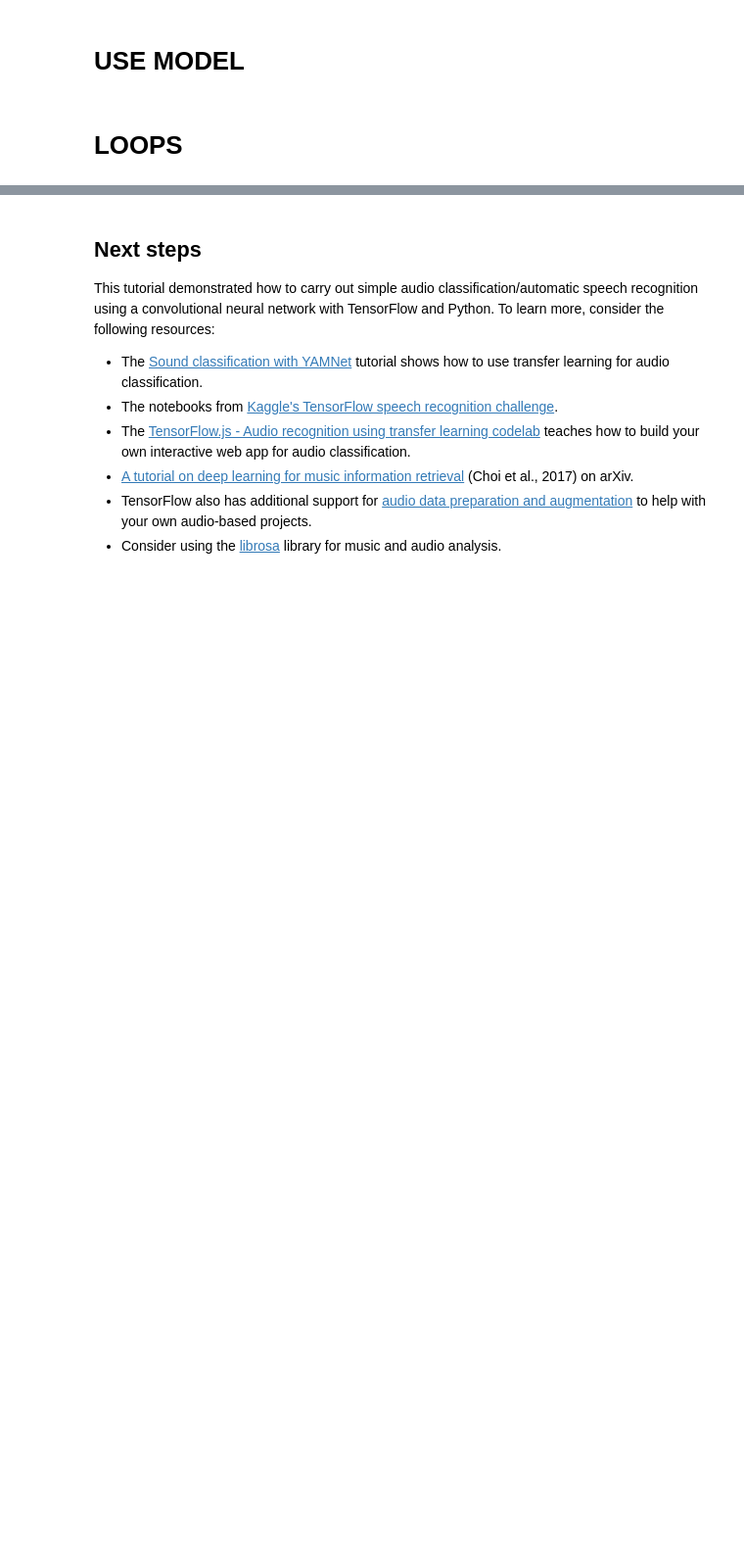
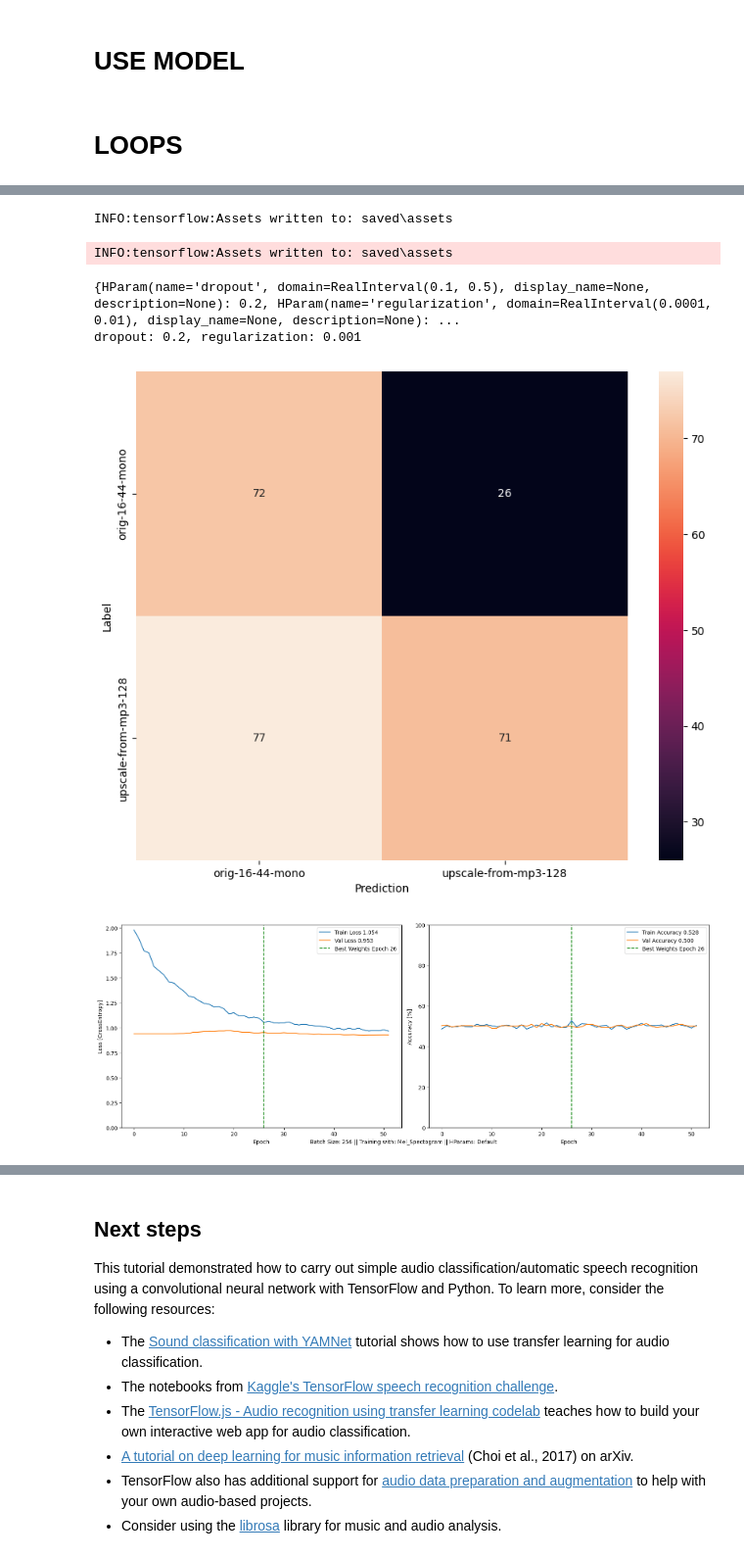
Before and after one commit to pretteter/Master, a Jupyter notebook: Tutorial/program.ipynb, the cells around one changed output, grey strips where cells are left out. Shown at 98% size. Drawn from its saved outputs; the diff is of its cells as text; code cells hidden in the pictures; blank space fills up the shorter version.

Commit message:
model optimization switchable

```diff
--- a/Tutorial/program.ipynb
+++ b/Tutorial/program.ipynb
@@ -116,22 +116,23 @@ RUNS_FIND_GOOD_AI = 1
 RUNS_CREATE_AI = 1
 
 mel_spectogram = True
+model_optimization = True
 
 
-# small Dataset
-TRAIN_DIR = pathlib.Path('data/small_train_ds')
-TEST_DIR = pathlib.Path('data/small_test_ds')
-VAL_DIR = pathlib.Path('data/small_val_ds')
+# # small Dataset
+# TRAIN_DIR = pathlib.Path('data/small_train_ds')
+# TEST_DIR = pathlib.Path('data/small_test_ds')
+# VAL_DIR = pathlib.Path('data/small_val_ds')
 
 # # small 3 Labels Dataset
 # TRAIN_DIR = pathlib.Path('data/3_small_train_ds')
 # TEST_DIR = pathlib.Path('data/3_small_test_ds')
 # VAL_DIR = pathlib.Path('data/3_small_val_ds')
 
-# # medium Dataset
-# TRAIN_DIR = pathlib.Path('data/medium_train_ds')
-# VAL_DIR = pathlib.Path('data/medium_val_ds')
-# TEST_DIR = pathlib.Path('data/medium_test_ds')
+# medium Dataset
+TRAIN_DIR = pathlib.Path('data/medium_train_ds')
+VAL_DIR = pathlib.Path('data/medium_val_ds')
+TEST_DIR = pathlib.Path('data/medium_test_ds')
 
 
 # # large Dataset
@@ -220,7 +257,8 @@ train_spectrogram_ds, val_spectrogram_ds, test_spectrogram_ds = wave_to_spec.run
 
 for i in range(RUNS_CREATE_AI):
     print(f"Run: {i+1}")
-    train_spectrogram_ds, val_spectrogram_ds, test_spectrogram_ds, session = build_train_model.run(train_spectrogram_ds, val_spectrogram_ds, test_spectrogram_ds, label_names, EPOCHS, RUNS_FIND_GOOD_AI)
+    train_spectrogram_ds, val_spectrogram_ds, test_spectrogram_ds, session = build_train_model.run(train_spectrogram_ds, val_spectrogram_ds, test_spectrogram_ds, label_names, EPOCHS, RUNS_FIND_GOOD_AI, model_optimization)
     model, path = handle_ai_model.run(TEST_DIR, test_spectrogram_ds, val_spectrogram_ds, train_spectrogram_ds, session, label_names, SECONDS, mel_spectogram)
     # use_model.run(path, SECONDS)
     # clear_output(wait=True)
+# %% [output]
@@ -226,0 +291,6 @@ for i in range(RUNS_CREATE_AI):
+INFO:tensorflow:Assets written to: saved\assets
+INFO:tensorflow:Assets written to: saved\assets
+{HParam(name='dropout', domain=RealInterval(0.1, 0.5), display_name=None, description=None): 0.2, HParam(name='regularization', domain=RealInterval(0.0001, 0.01), display_name=None, description=None): ...
+dropout: 0.2, regularization: 0.001
+[figure, added]
+[figure, added]
```
Also changed, not shown: parts of 6 cells of this notebook, 5 other files.
